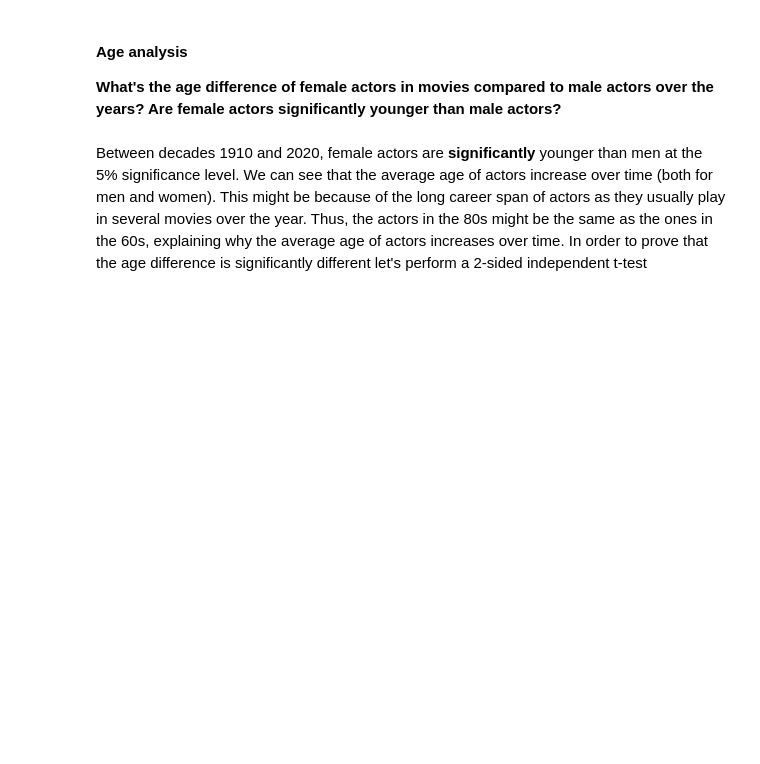
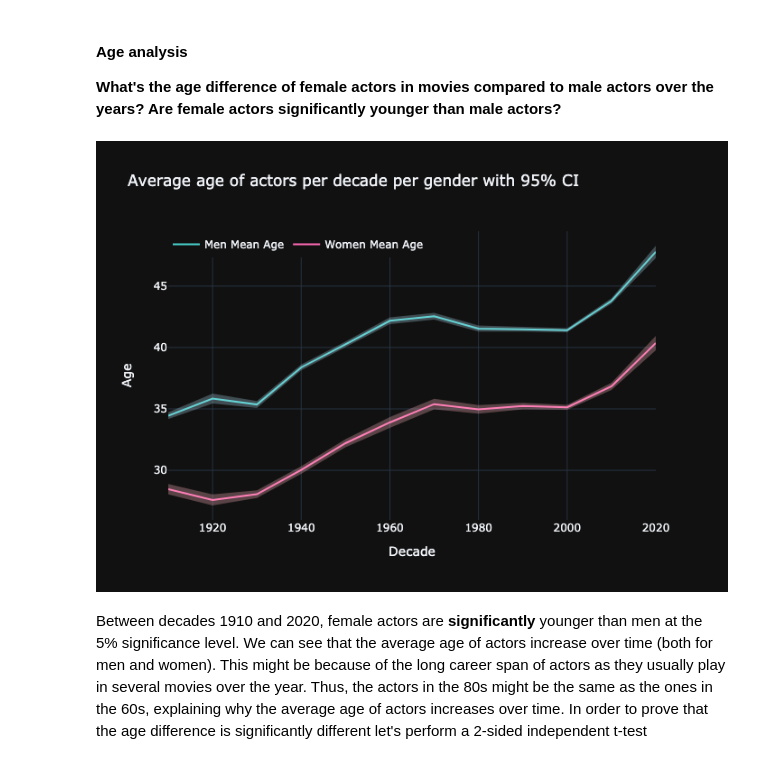
Before and after one commit to epfl-ada/ada-2023-project-badabob, a Jupyter notebook: Statistical_analysis_anabel.ipynb, the cells around one changed output. Saved outputs shown, nothing was run; the diff lists cells and outputs as text; code cells hidden in the pictures; blank space fills up the shorter version.

```diff
--- a/Statistical_analysis_anabel.ipynb
+++ b/Statistical_analysis_anabel.ipynb
@@ -290,35 +296,38 @@ fig = go.Figure([
         x = women_data['decade'],
         y = women_data['upper_bound'],
         mode='lines',
         marker=dict(color="#444"),
         line=dict(width=0),
         showlegend=False
     ),
     go.Scatter(
         name='Lower Bound',
         x=women_data['decade'],
         y=women_data['lower_bound'],
         marker=dict(color="#444"),
         line=dict(width=0),
         mode='lines',
         fillcolor='rgba(255, 182, 193, 0.3)',
         fill='tonexty',
         showlegend=False
     )
 ])
 
 # Create figure
 fig.update_layout(
     yaxis_title='Age',
     xaxis_title = 'Decade',
     title='Average age of actors per decade per gender with 95% CI',
     hovermode="x",
     legend=dict(x=0, y=1, traceorder='normal', orientation='h')
 
 )
 
-# Show the interactive plot
-fig.show()
+# Save the Html to open in a browser tab
+fig.write_html("Average age of actor per decade per gender with 95% CI.html", auto_open=True)
+fig.show("png")
+# %% [output]
+[figure, added]
 # %% [markdown]
 Between decades 1910 and 2020, female actors are **significantly** younger than men at the 5% significance level. We can see that the average age of actors increase over time (both for men and women). This might be because of the long career span of actors as they usually play in several movies over the year. Thus, the actors in the 80s might be the same as the ones in the 60s, explaining why the average age of actors increases over time. In order to prove that the age difference is significantly different let's perform a 2-sided independent t-test
 # %%
```
Also changed, not shown: parts of 6 cells of this notebook.
